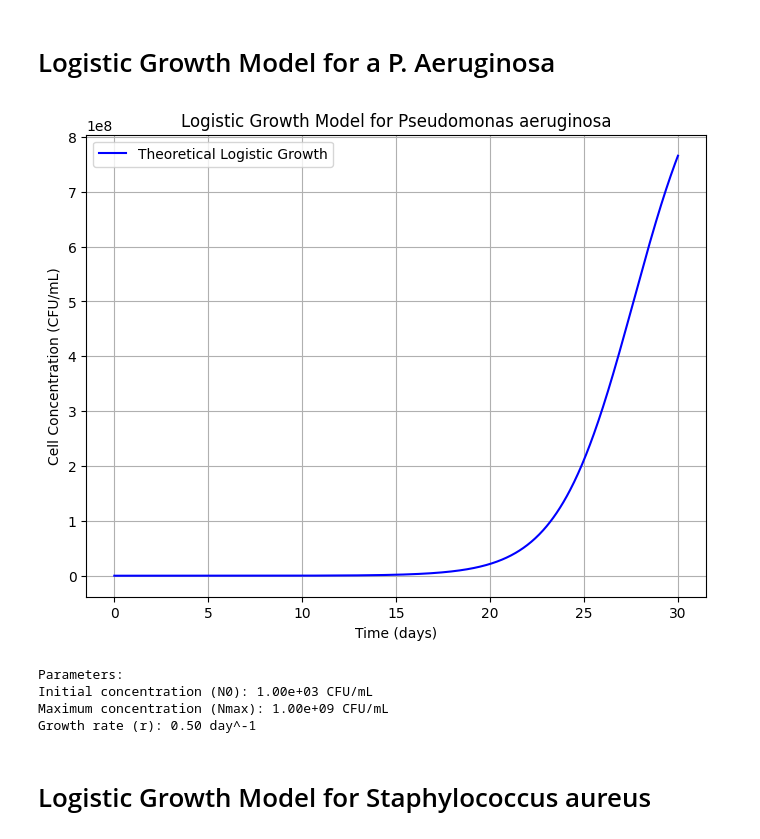
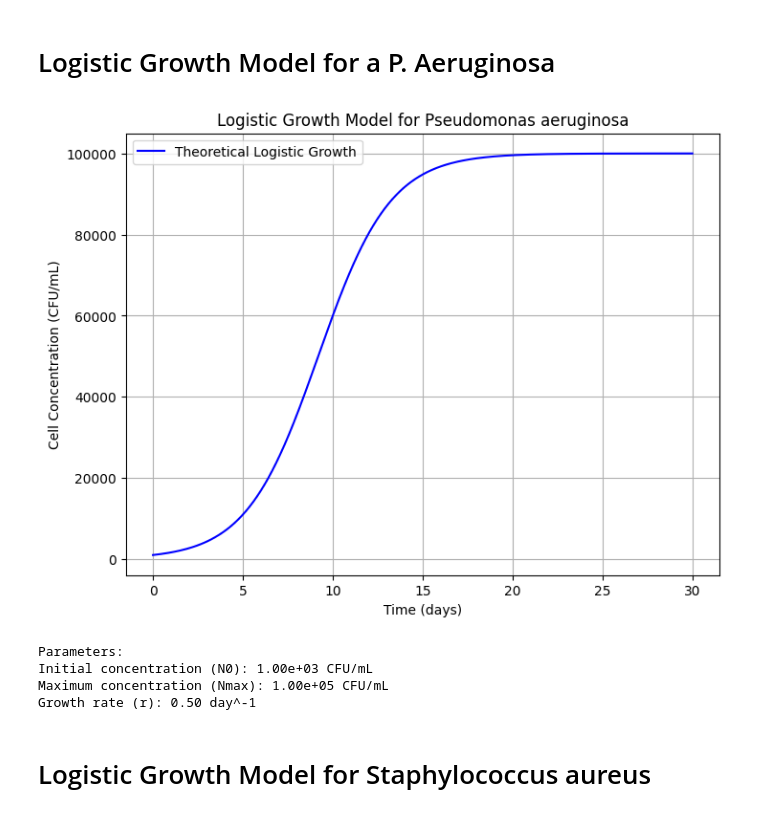
Before and after one commit to SpicedDill/Bacteria-Dynamics, a Jupyter notebook: modeling_pa01_staph.ipynb, the cells around one changed output. Cells and saved outputs as stored; diff of their text form; code cells hidden in the pictures.

```diff
--- a/modeling_pa01_staph.ipynb
+++ b/modeling_pa01_staph.ipynb
@@ -16,38 +16,38 @@ def logistic_growth(t, N0, Nmax, r):
     return Nmax / (1 + ((Nmax - N0) / N0) * np.exp(-r * t))
 
 # Parameters for the model (specific to Pseudomonas aeruginosa)
 N0 = 1e3        # Initial concentration (CFU/mL)
-Nmax = 1e9      # Maximum concentration (CFU/mL)
+Nmax = 1e5      # Maximum concentration (CFU/mL)
 r = 0.5         # Growth rate (day^-1)
 
 # Generate time points for simulation
 time = np.linspace(0, 30, 1000)  # Time in days
 
 # Compute theoretical growth curve
 CFU = logistic_growth(time, N0, Nmax, r)
 
 # Plot the theoretical growth curve
 plt.figure(figsize=(8, 6))
 plt.plot(time, CFU, color='blue', label='Theoretical Logistic Growth')
 plt.xlabel('Time (days)')
 plt.ylabel('Cell Concentration (CFU/mL)')
 plt.title('Logistic Growth Model for Pseudomonas aeruginosa')
 plt.legend()
 plt.grid()
 plt.show()
 
 # Print parameters
 print("Parameters:")
 print(f"Initial concentration (N0): {N0:.2e} CFU/mL")
 print(f"Maximum concentration (Nmax): {Nmax:.2e} CFU/mL")
 print(f"Growth rate (r): {r:.2f} day^-1")
 
 plt.show()
 # %% [output]
-[figure, old version]
+[figure, new version]
 Parameters:
 Initial concentration (N0): 1.00e+03 CFU/mL
-Maximum concentration (Nmax): 1.00e+09 CFU/mL
+Maximum concentration (Nmax): 1.00e+05 CFU/mL
 Growth rate (r): 0.50 day^-1
 # %% [markdown]
 # Logistic Growth Model for Staphylococcus aureus
```
Also changed, not shown: parts of 2 cells of this notebook.
